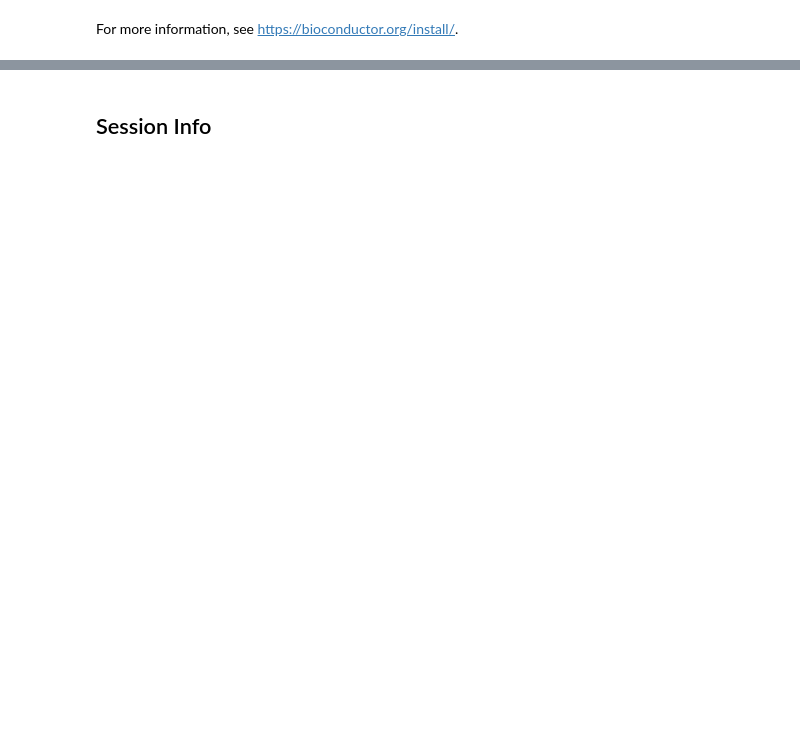
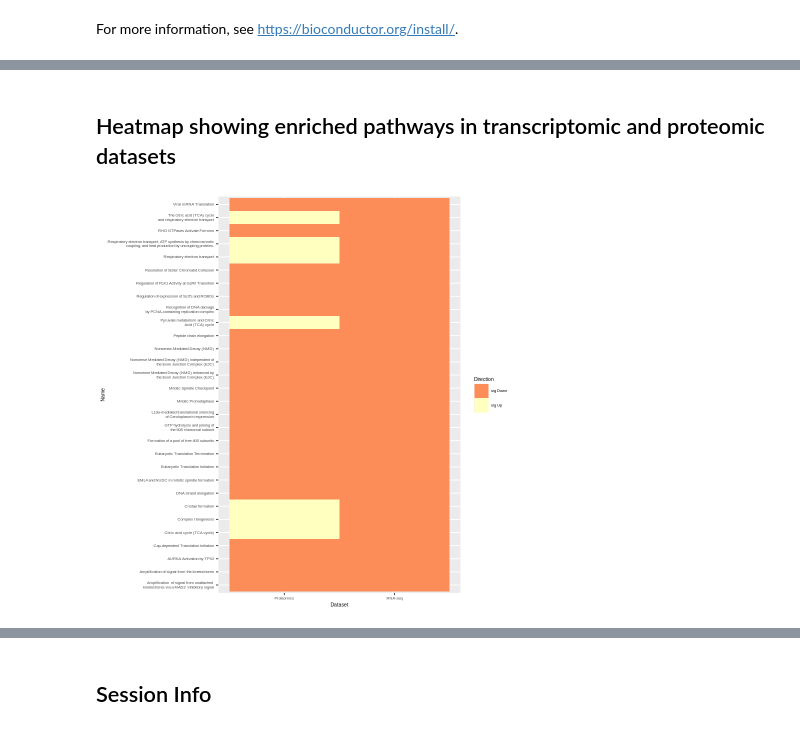
Before and after one commit to IgnatiusPang/reactomeworkshop, a Jupyter notebook: ReactomeGSA_RNAseq_Proteomics.ipynb, the cells around one changed output, grey strips where cells are left out. Saved outputs shown, nothing was run; the diff lists cells and outputs as text; code cells hidden in the pictures; blank space fills up the shorter version.

```diff
--- a/ReactomeGSA_RNAseq_Proteomics.ipynb
+++ b/ReactomeGSA_RNAseq_Proteomics.ipynb
@@ -273,0 +601,8 @@ The following hyperlink provides a tutorial on how to perform single-cell analys
+# %% [markdown]
+## Heatmap showing enriched pathways in transcriptomic and proteomic datasets
+# %%
+plot_heatmap(result) +
+  # reduce text size to create a better HTML rendering
+  ggplot2::theme(text = ggplot2::element_text(size = 6))
+# %% [output]
+[figure, added]
```
Also changed, not shown: parts of 89 cells of this notebook.
